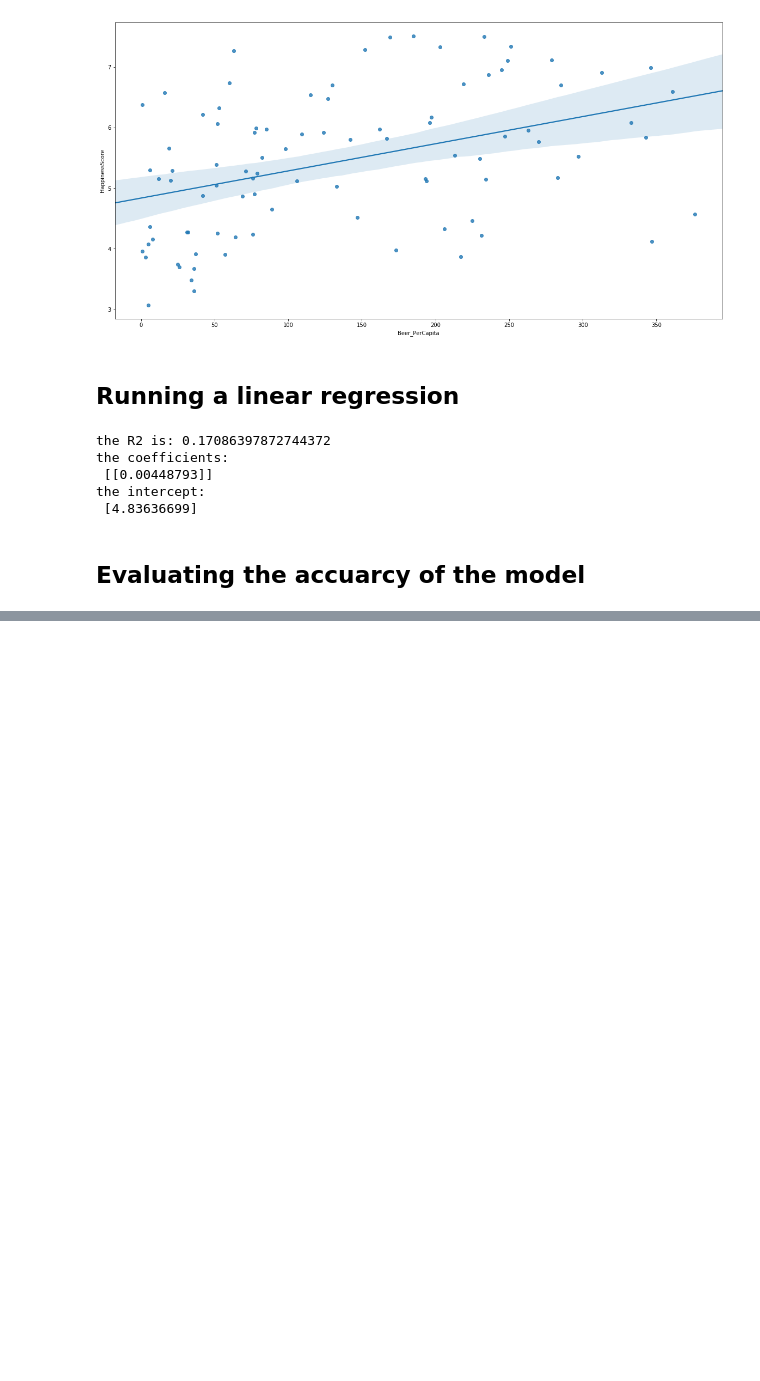
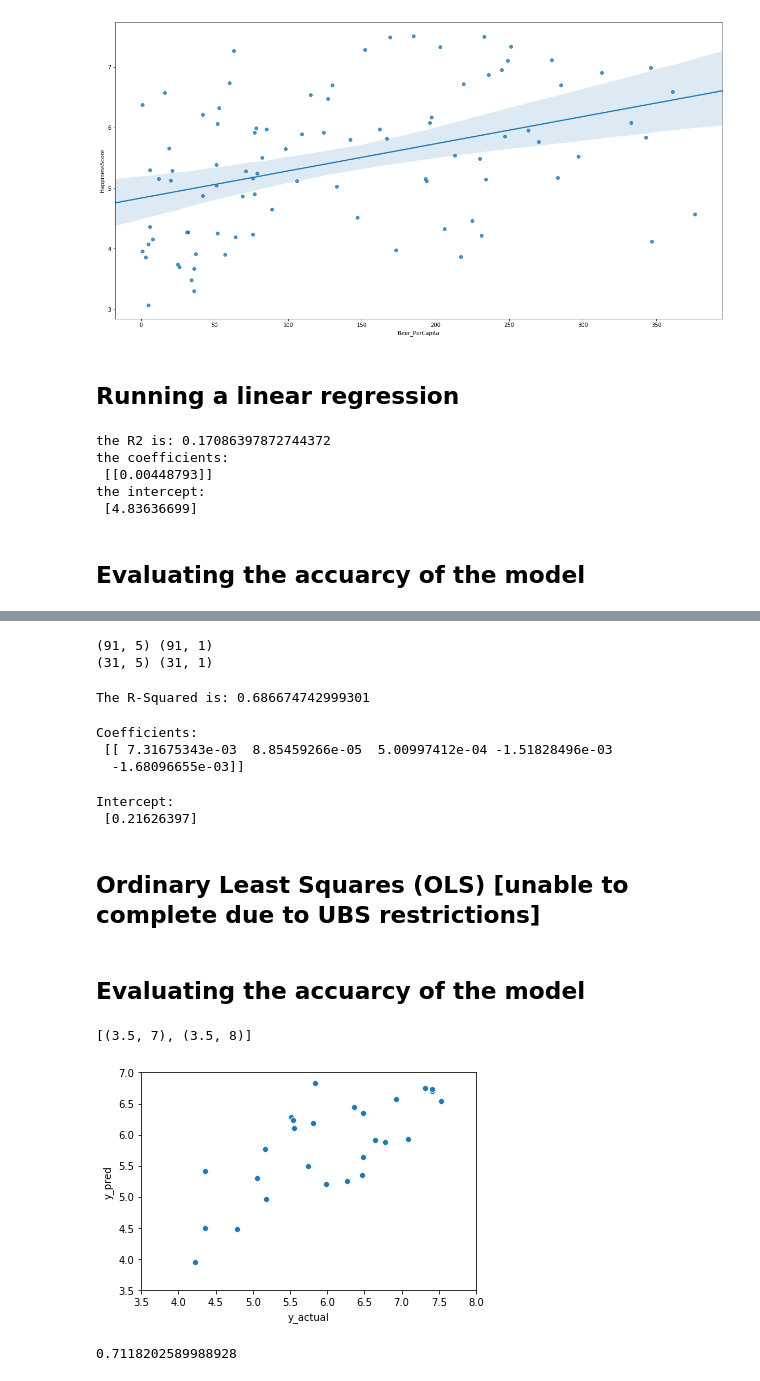
Before and after one commit to kmerisalu/portfolio, a Jupyter notebook: happinessRegression.ipynb, the cells around one changed output, grey strips where cells are left out. Cells and saved outputs as stored; diff of their text form; code cells hidden in the pictures; blank space fills up the shorter version.

```diff
--- a/happinessRegression.ipynb
+++ b/happinessRegression.ipynb
@@ -149,0 +179,79 @@ r = sns.scatterplot(x= 'y_actual', y= 'y_pred', data= y_obs_pred)
+# %%
+# subsets for the multivariate model
+
+X = dataset[['HDI','GDP_PerCapita','Beer_PerCapita','Spirit_PerCapita','Wine_PerCapita']]
+y = dataset[['HappinessScore']]
+X_train, X_test, y_train, y_test=train_test_split(X, y,test_size = 0.25, random_state = 123)
+# %%
+print (X_train.shape, y_train.shape)
+print (X_test.shape, y_test.shape)
+# %% [output]
+(91, 5) (91, 1)
+(31, 5) (31, 1)
+# %%
+# create linear regression object
+regression_model = linear_model.LinearRegression()
+
+# train the model useing the training sets
+regression_model= regression_model.fit(X_train, y_train)
+# %%
+# the R-squared
+print('The R-Squared is:', regression_model.score(X_train, y_train))
+# %% [output]
+The R-Squared is: 0.686674742999301
+# %%
+# the coefficients
+print('Coefficients: \n', regression_model.coef_)
+# %% [output]
+Coefficients:
+ [[ 7.31675343e-03  8.85459266e-05  5.00997412e-04 -1.51828496e-03
+  -1.68096655e-03]]
+# %%
+# the intercept
+print('Intercept: \n', regression_model.intercept_)
+# %% [output]
+Intercept:
+ [0.21626397]
+# %% [markdown]
+## Ordinary Least Squares (OLS) [unable to complete due to UBS restrictions]
+# %% [markdown]
+## Evaluating the accuarcy of the model
+# %%
+#creating y predicted from regression model using X_test
+y_pred = regression_model.predict(X_test)
+
+#making y_pred into dataframe
+y_pred = pd.DataFrame(y_pred)
+# %%
+# reset test index from random selection (when split) into consequtive numbers (as are prediction index)
+y_test = y_test['HappinessScore'].reset_index()
+
+# concatenate actual results columns into new dataframe (axis =1)
+y_obs_pred = pd.concat([y_test['HappinessScore'], y_pred], axis = 1)
+
+# change the name of columns into y_test and y_pred
+y_obs_pred.columns = ['y_actual', 'y_pred']
+
+# add column difference between prediction and actual
+y_obs_pred['diff'] = y_obs_pred['y_actual'] - y_obs_pred['y_pred']
+
+#limit x and y axis for easier comparison
+
+
+# plot the chart
+
+r = sns.scatterplot(x= 'y_actual', y= 'y_pred', data= y_obs_pred)
+r.set(ylim=(3.5, 7), xlim=(3.5, 8))
+# %% [output]
+[(3.5, 7), (3.5, 8)]
+[figure, added]
+# %%
+# measuring the RMSE
+
+diff = y_obs_pred['y_actual']-y_obs_pred['y_pred']
+diff_sq = diff**2
+mean_diff_sq = diff_sq.mean()
+RMSE = np.sqrt(mean_diff_sq)
+RMSE
+# %% [output]
+0.7118202589988928
```
Also changed, not shown: parts of 6 cells of this notebook.
